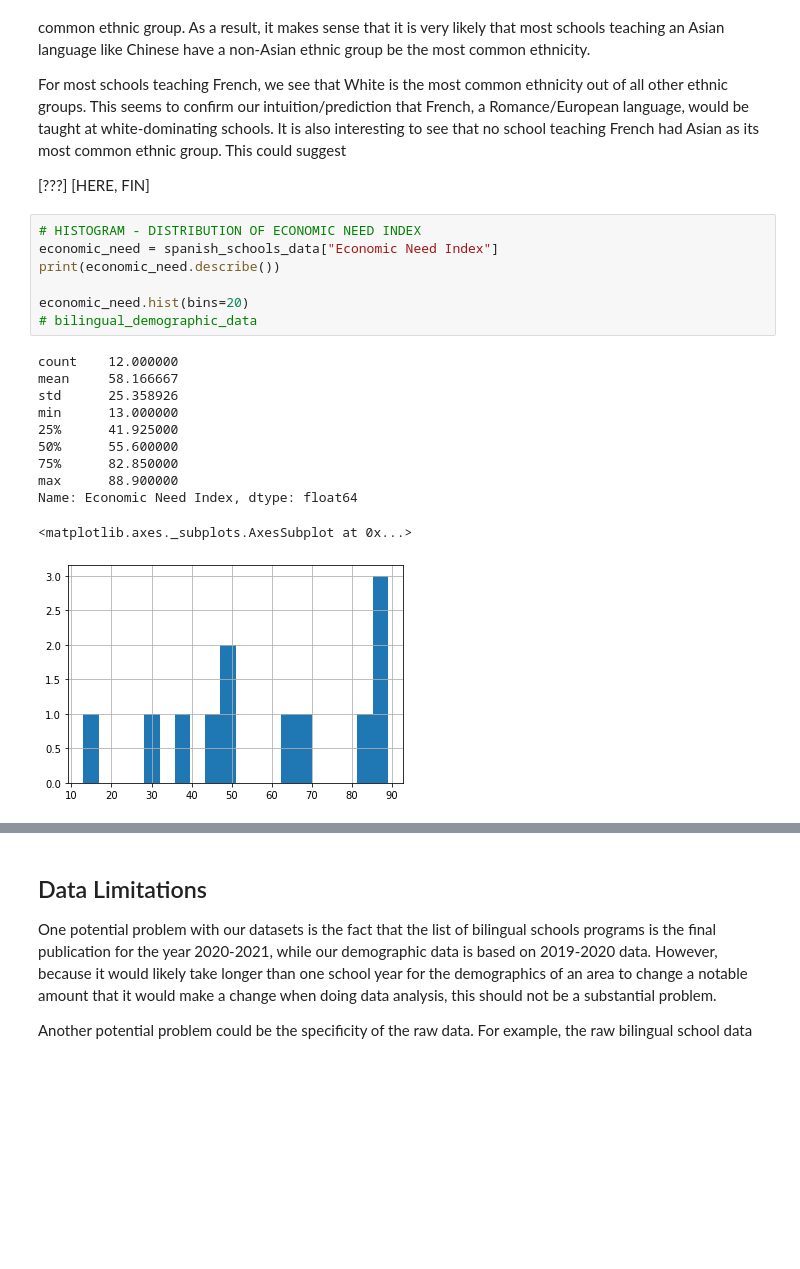
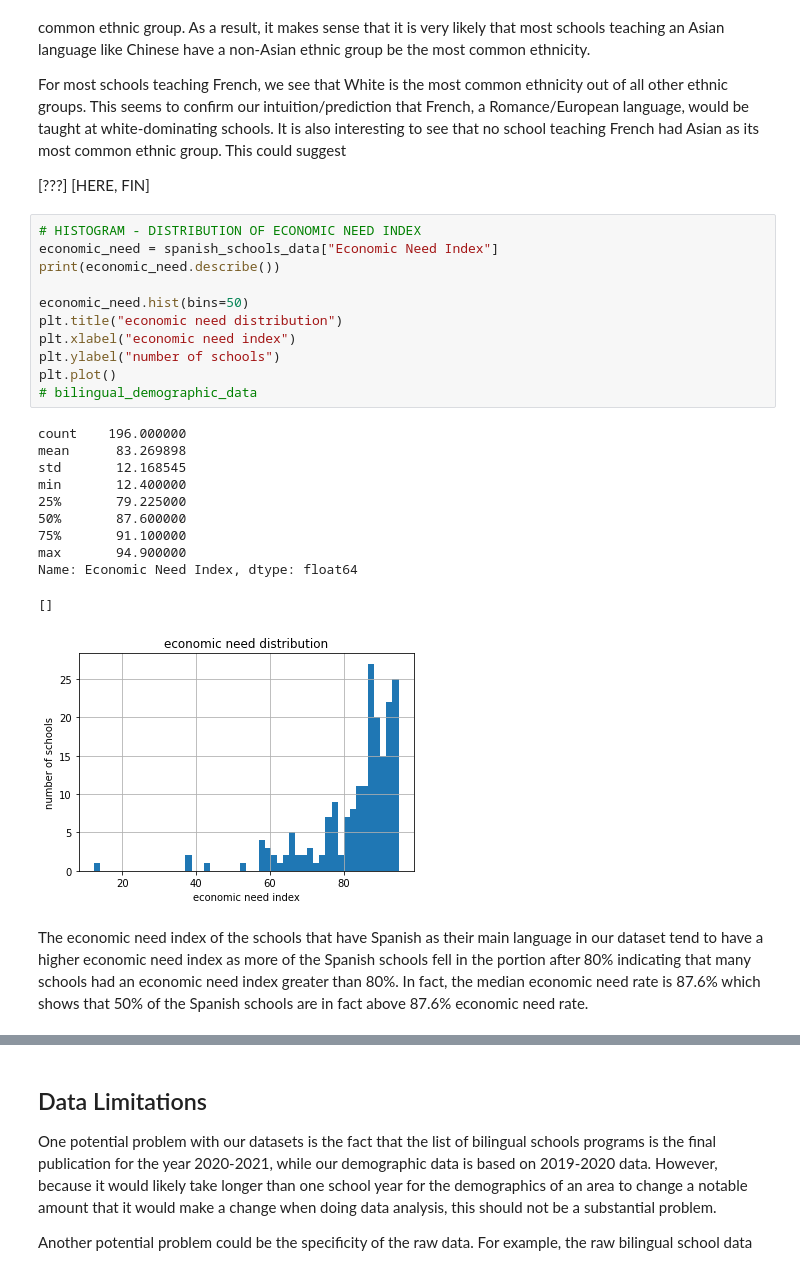
Before and after one commit to gaby-chu/info2950, a Jupyter notebook: project/phase_iv-rejoice.ipynb, the cells around one changed output, grey strips where cells are left out. Saved outputs shown, nothing was run; the diff lists cells and outputs as text; blank space fills up the shorter version.

```diff
--- a/project/phase_iv-rejoice.ipynb
+++ b/project/phase_iv-rejoice.ipynb
@@ -712,22 +712,28 @@ For most schools teaching French, we see that White is the most common ethnicity
 # %%
 # HISTOGRAM - DISTRIBUTION OF ECONOMIC NEED INDEX
 economic_need = spanish_schools_data["Economic Need Index"]
 print(economic_need.describe())
 
-economic_need.hist(bins=20)
+economic_need.hist(bins=50)
+plt.title("economic need distribution")
+plt.xlabel("economic need index")
+plt.ylabel("number of schools")
+plt.plot()
 # bilingual_demographic_data
 # %% [output]
-count    12.000000
-mean     58.166667
-std      25.358926
-min      13.000000
-25%      41.925000
-50%      55.600000
-75%      82.850000
-max      88.900000
+count    196.000000
+mean      83.269898
+std       12.168545
+min       12.400000
+25%       79.225000
+50%       87.600000
+75%       91.100000
+max       94.900000
 Name: Economic Need Index, dtype: float64
-<matplotlib.axes._subplots.AxesSubplot at 0x...>
+[]
-[figure, old version]
+[figure, new version]
+# %% [markdown]
+The economic need index of the schools that have Spanish as their main language in our dataset tend to have a higher economic need index as more of the Spanish schools fell in the portion after 80% indicating that many schools had an economic need index greater than 80%. In fact, the median economic need rate is 87.6% which shows that 50% of the Spanish schools are in fact above 87.6% economic need rate.
 # %%
 # BAR GRAPH - DISTRIBUTION OF BOROUGHS FOR SPANISH SCHOOLS
 boroughs = spanish_schools_data['Borough'].unique()
```
Also changed, not shown: parts of 15 cells of this notebook, 3 other files.
